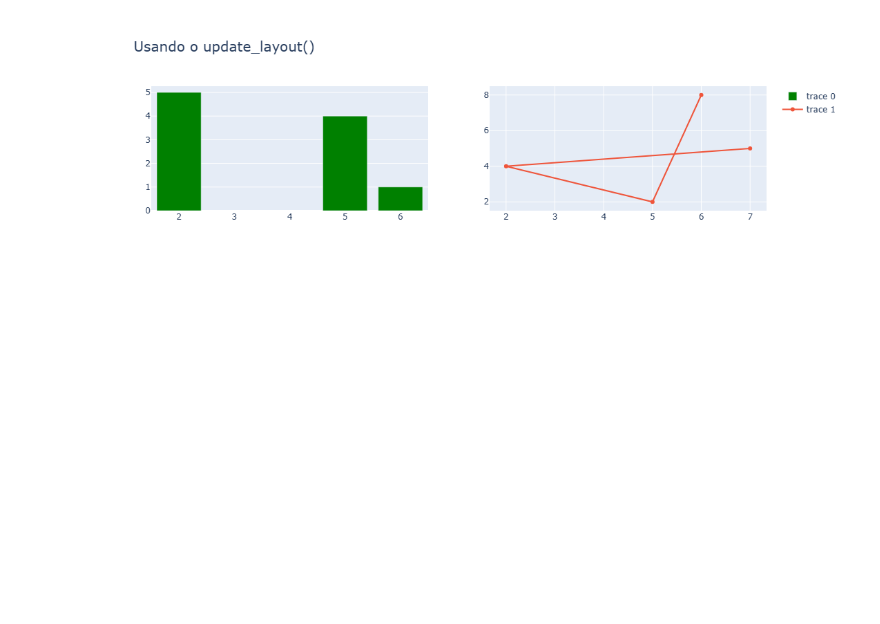
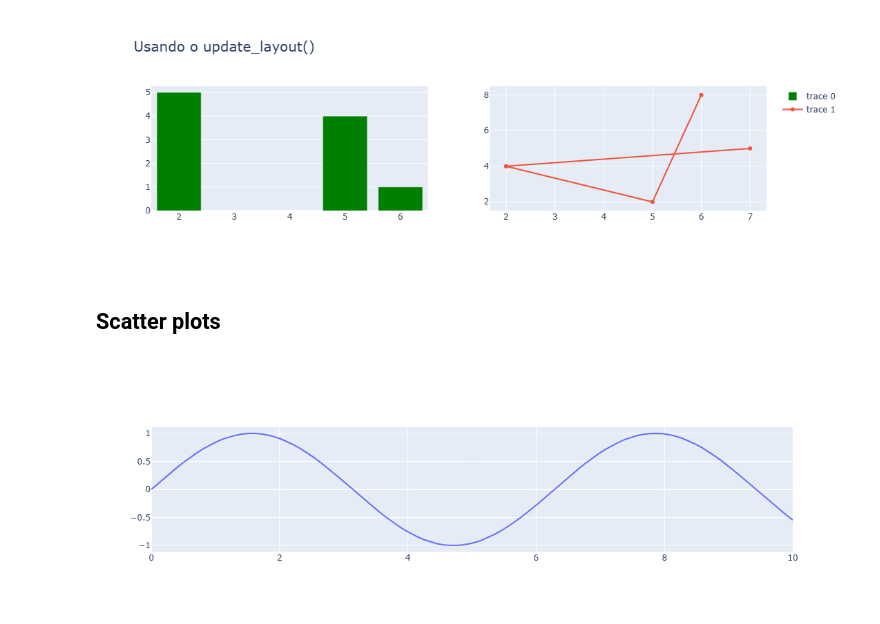
Before and after one commit to dev-DaviGuerra/Plotly, a Jupyter notebook: Plotly.ipynb, the cells around one changed output. Saved outputs shown, nothing was run; the diff lists cells and outputs as text; code cells hidden in the pictures; blank space fills up the shorter version.

Commit message:
Scatter plots

```diff
--- a/Plotly.ipynb
+++ b/Plotly.ipynb
@@ -25,3 +25,5 @@ fig.update_layout(title_text='Usando o update_layout()', title_font_size=20)
 fig.show()
 # %% [output]
 [figure]
+# %% [markdown]
+## Scatter plots
@@ -27,0 +33,8 @@ fig.show()
+# %%
+t = np.linspace(0, 10, 100)
+y = np.sin(t)
+# %%
+fig = go.Figure(data=go.Scatter(x=t, y=y, mode="lines"))
+fig.show()
+# %% [output]
+[figure, added]
```
Also changed, not shown: parts of 4 cells of this notebook.
